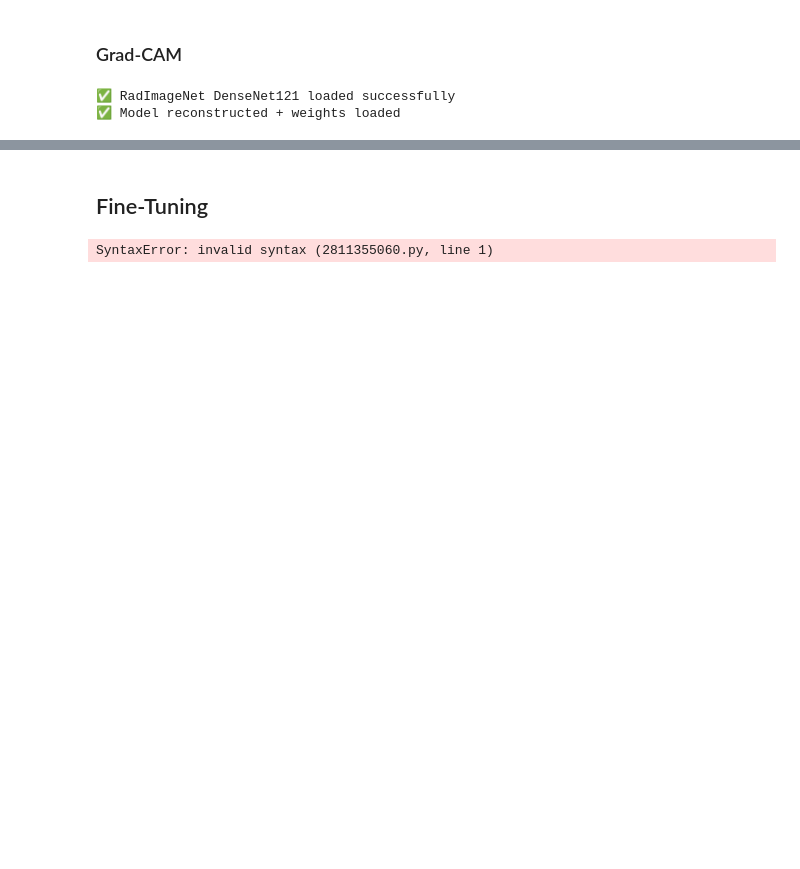
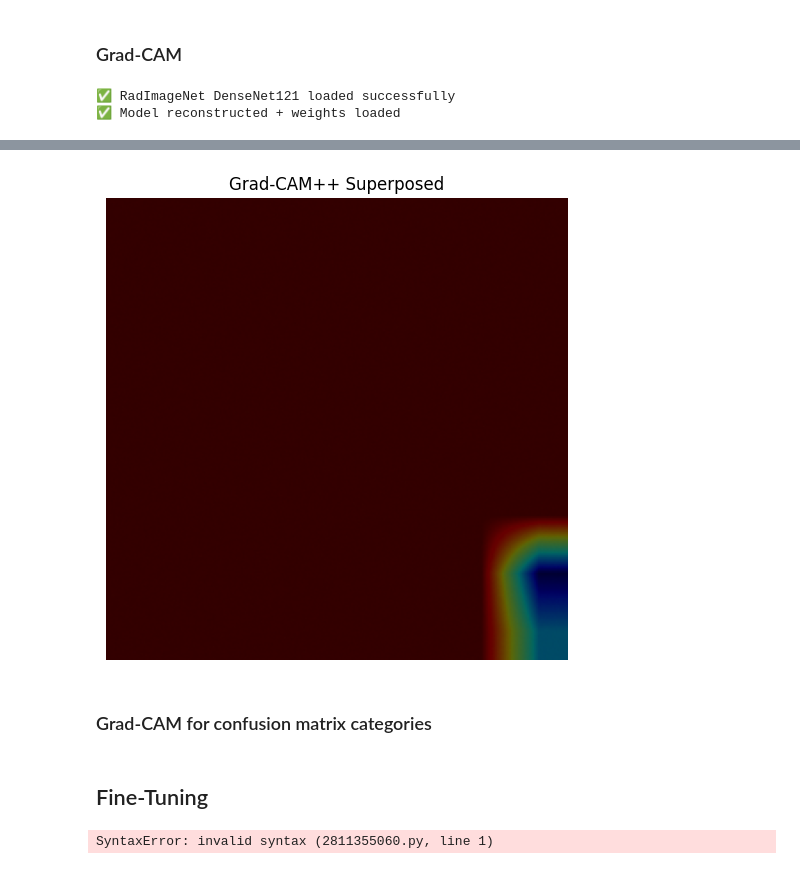
Before and after one commit to Jeremy-Duval-PhD/Brain_Tumor_MRI_Dataset, a Jupyter notebook: notebooks/Modeling.ipynb, the cells around one changed output, grey strips where cells are left out. Cells and saved outputs as stored; diff of their text form; code cells hidden in the pictures; blank space fills up the shorter version.

```diff
--- a/notebooks/Modeling.ipynb
+++ b/notebooks/Modeling.ipynb
@@ -760,3 +813,17 @@ print(heatmap.shape)
+# %%
+# --- Exemple d'utilisation ---
+orig_img = test_img[0].numpy()  # tf.Tensor -> numpy
+superposed = overlay_heatmap_on_image(orig_img, heatmap)
+
+plt.figure(figsize=(6,6))
+plt.imshow(superposed[..., ::-1])  # BGR->RGB si OpenCV
+plt.axis('off')
+plt.title("Grad-CAM++ Superposed")
+plt.show()
+# %% [output]
+[figure, added]
+# %% [markdown]
+### Grad-CAM for confusion matrix categories
 # %% [markdown]
 ## Fine-Tuning
 # %%
```
Also changed, not shown: parts of 10 cells of this notebook.
